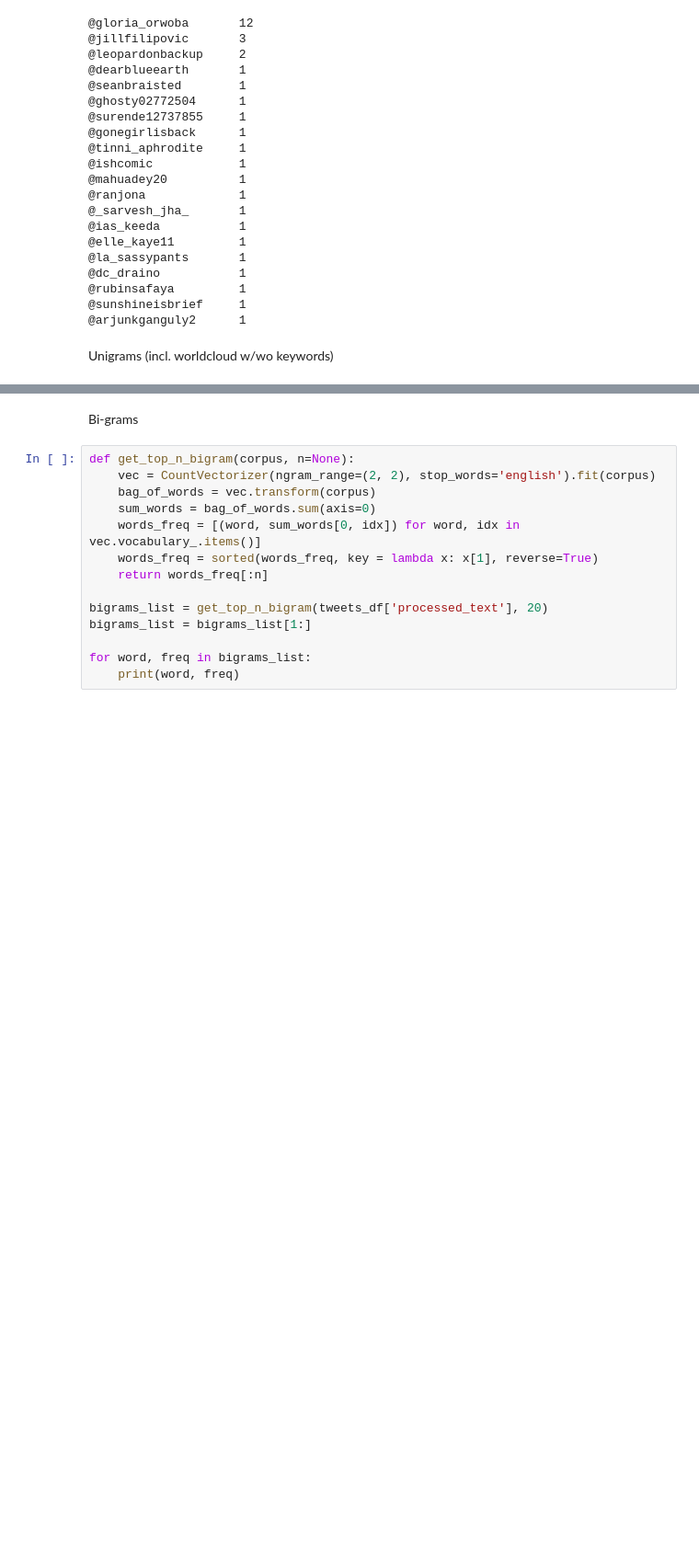
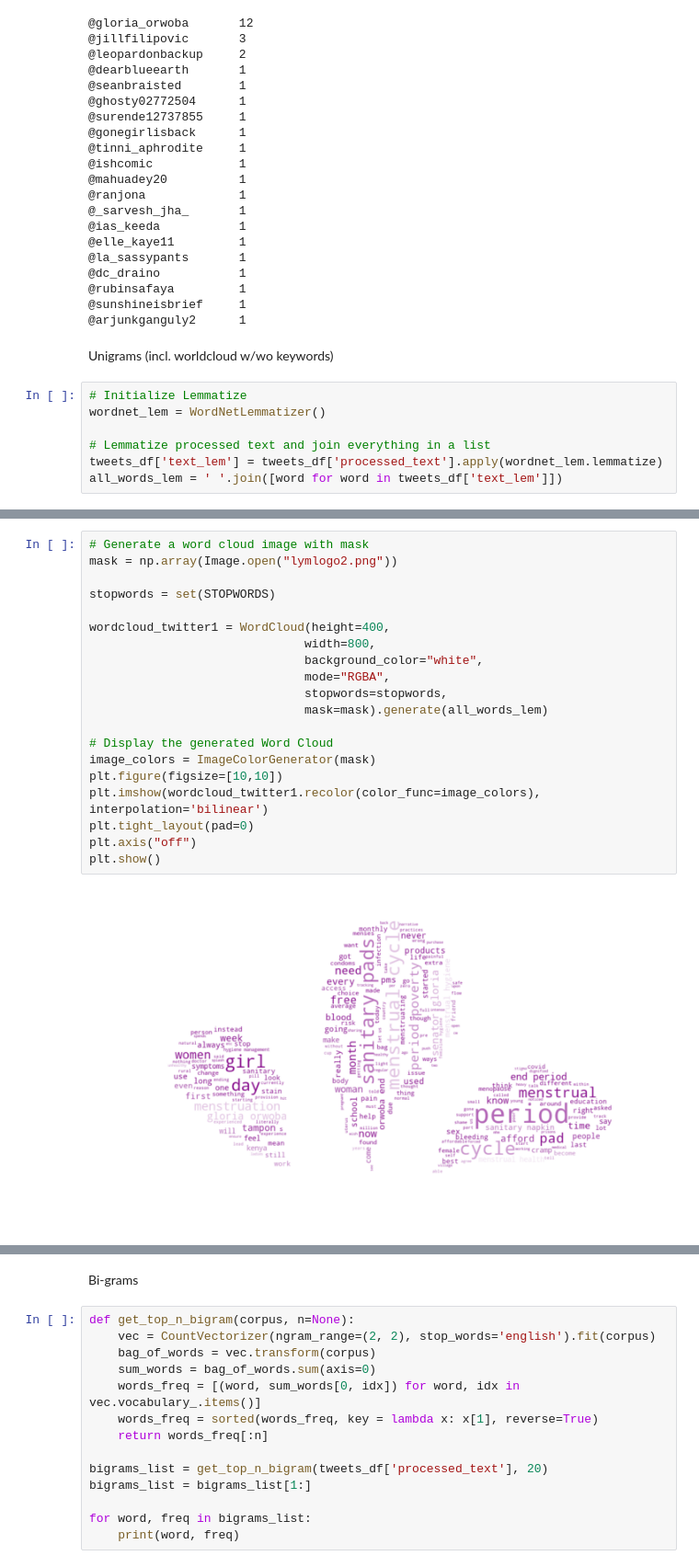
Before and after one commit to LoveYourMenses/twitter-attitudes, a Jupyter notebook: tweetexploration.ipynb, the cells around one changed output, grey strips where cells are left out. Shown: that part at 92% size. Drawn from its saved outputs; the diff is of its cells as text; blank space fills up the shorter version.

Commit message:
Created wordclouds for unigrams analysis

```diff
--- a/tweetexploration.ipynb
+++ b/tweetexploration.ipynb
@@ -188,3 +188,10 @@ for mentions, count in mentions_count.most_common(top_n):
 @arjunkganguly2      1
 # %% [markdown]
 Unigrams (incl. worldcloud w/wo keywords)
+# %%
+# Initialize Lemmatize
+wordnet_lem = WordNetLemmatizer()
+
+# Lemmatize processed text and join everything in a list
+tweets_df['text_lem'] = tweets_df['processed_text'].apply(wordnet_lem.lemmatize)
+all_words_lem = ' '.join([word for word in tweets_df['text_lem']])
@@ -190,0 +235,22 @@ Unigrams (incl. worldcloud w/wo keywords)
+# %%
+# Generate a word cloud image with mask
+mask = np.array(Image.open("lymlogo2.png"))
+
+stopwords = set(STOPWORDS)
+
+wordcloud_twitter1 = WordCloud(height=400,
+                              width=800,
+                              background_color="white",
+                              mode="RGBA",
+                              stopwords=stopwords,
+                              mask=mask).generate(all_words_lem)
+
+# Display the generated Word Cloud
+image_colors = ImageColorGenerator(mask)
+plt.figure(figsize=[10,10])
+plt.imshow(wordcloud_twitter1.recolor(color_func=image_colors), interpolation='bilinear')
+plt.tight_layout(pad=0)
+plt.axis("off")
+plt.show()
+# %% [output]
+[figure, added]
```
Also changed, not shown: parts of 3 cells of this notebook.
